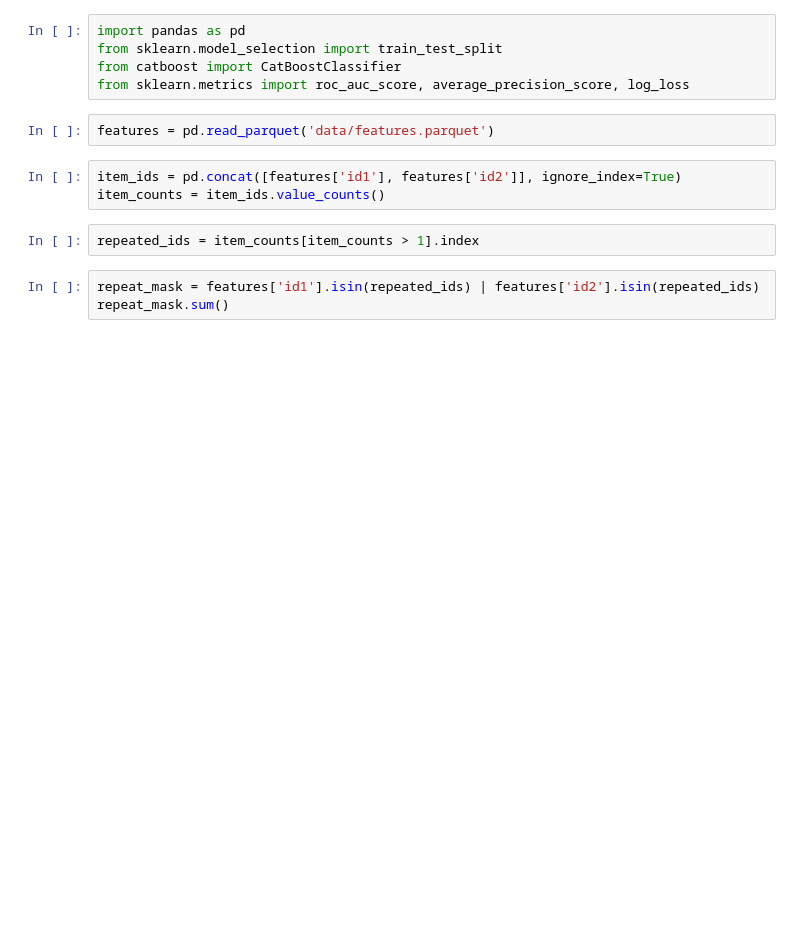
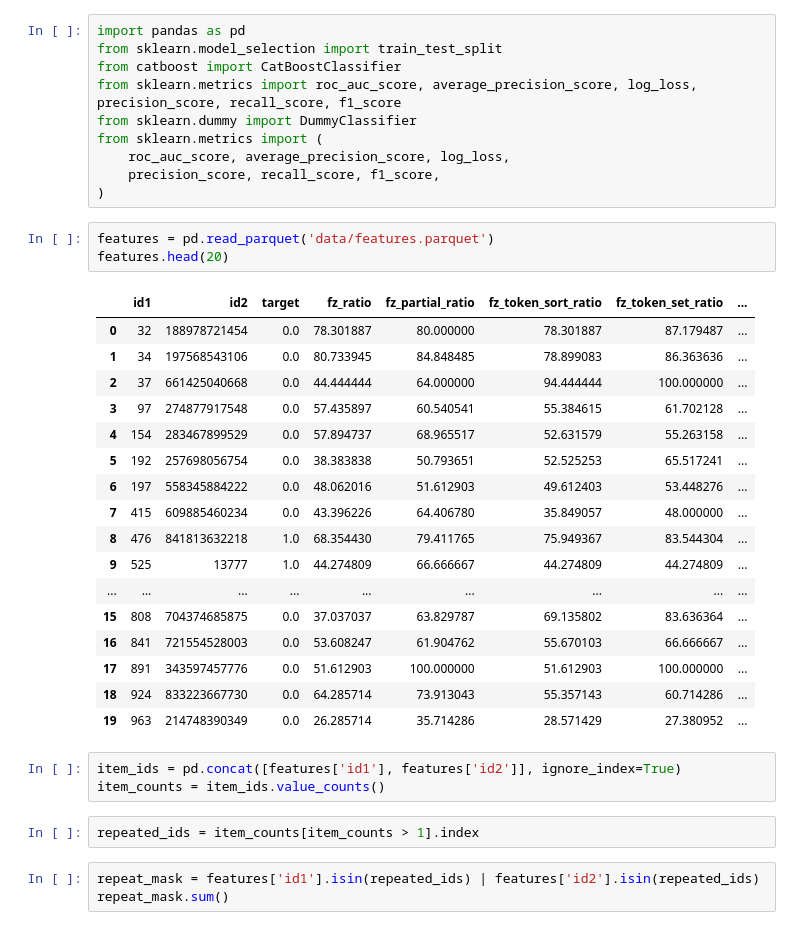
Before and after one commit to olesyaAbr5/product-matching, a Jupyter notebook: Baseline.ipynb, the cells around one changed output. Drawn from its saved outputs; the diff is of its cells as text; blank space fills up the shorter version.

```diff
--- a/Baseline.ipynb
+++ b/Baseline.ipynb
@@ -2,9 +2,33 @@
 import pandas as pd
 from sklearn.model_selection import train_test_split
 from catboost import CatBoostClassifier
-from sklearn.metrics import roc_auc_score, average_precision_score, log_loss
+from sklearn.metrics import roc_auc_score, average_precision_score, log_loss, precision_score, recall_score, f1_score
+from sklearn.dummy import DummyClassifier
+from sklearn.metrics import (
+    roc_auc_score, average_precision_score, log_loss,
+    precision_score, recall_score, f1_score,
+)
 # %%
 features = pd.read_parquet('data/features.parquet')
+features.head(20)
+# %% [output]
+|  | id1 | id2 | target | fz_ratio | fz_partial_ratio | fz_token_sort_ratio | fz_token_set_ratio | ... |
+| 0 | 32 | 188978721454 | 0.0 | 78.301887 | 80.000000 | 78.301887 | 87.179487 | ... |
+| 1 | 34 | 197568543106 | 0.0 | 80.733945 | 84.848485 | 78.899083 | 86.363636 | ... |
+| 2 | 37 | 661425040668 | 0.0 | 44.444444 | 64.000000 | 94.444444 | 100.000000 | ... |
+| 3 | 97 | 274877917548 | 0.0 | 57.435897 | 60.540541 | 55.384615 | 61.702128 | ... |
+| 4 | 154 | 283467899529 | 0.0 | 57.894737 | 68.965517 | 52.631579 | 55.263158 | ... |
+| 5 | 192 | 257698056754 | 0.0 | 38.383838 | 50.793651 | 52.525253 | 65.517241 | ... |
+| 6 | 197 | 558345884222 | 0.0 | 48.062016 | 51.612903 | 49.612403 | 53.448276 | ... |
+| 7 | 415 | 609885460234 | 0.0 | 43.396226 | 64.406780 | 35.849057 | 48.000000 | ... |
+| 8 | 476 | 841813632218 | 1.0 | 68.354430 | 79.411765 | 75.949367 | 83.544304 | ... |
+| 9 | 525 | 13777 | 1.0 | 44.274809 | 66.666667 | 44.274809 | 44.274809 | ... |
+| ... | ... | ... | ... | ... | ... | ... | ... | ... |
+| 15 | 808 | 704374685875 | 0.0 | 37.037037 | 63.829787 | 69.135802 | 83.636364 | ... |
+| 16 | 841 | 721554528003 | 0.0 | 53.608247 | 61.904762 | 55.670103 | 66.666667 | ... |
+| 17 | 891 | 343597457776 | 0.0 | 51.612903 | 100.000000 | 51.612903 | 100.000000 | ... |
+| 18 | 924 | 833223667730 | 0.0 | 64.285714 | 73.913043 | 55.357143 | 60.714286 | ... |
+| 19 | 963 | 214748390349 | 0.0 | 26.285714 | 35.714286 | 28.571429 | 27.380952 | ... |
 # %%
 item_ids = pd.concat([features['id1'], features['id2']], ignore_index=True)
 item_counts = item_ids.value_counts()
```
Also changed, not shown: parts of 23 cells of this notebook, 5 other files.
